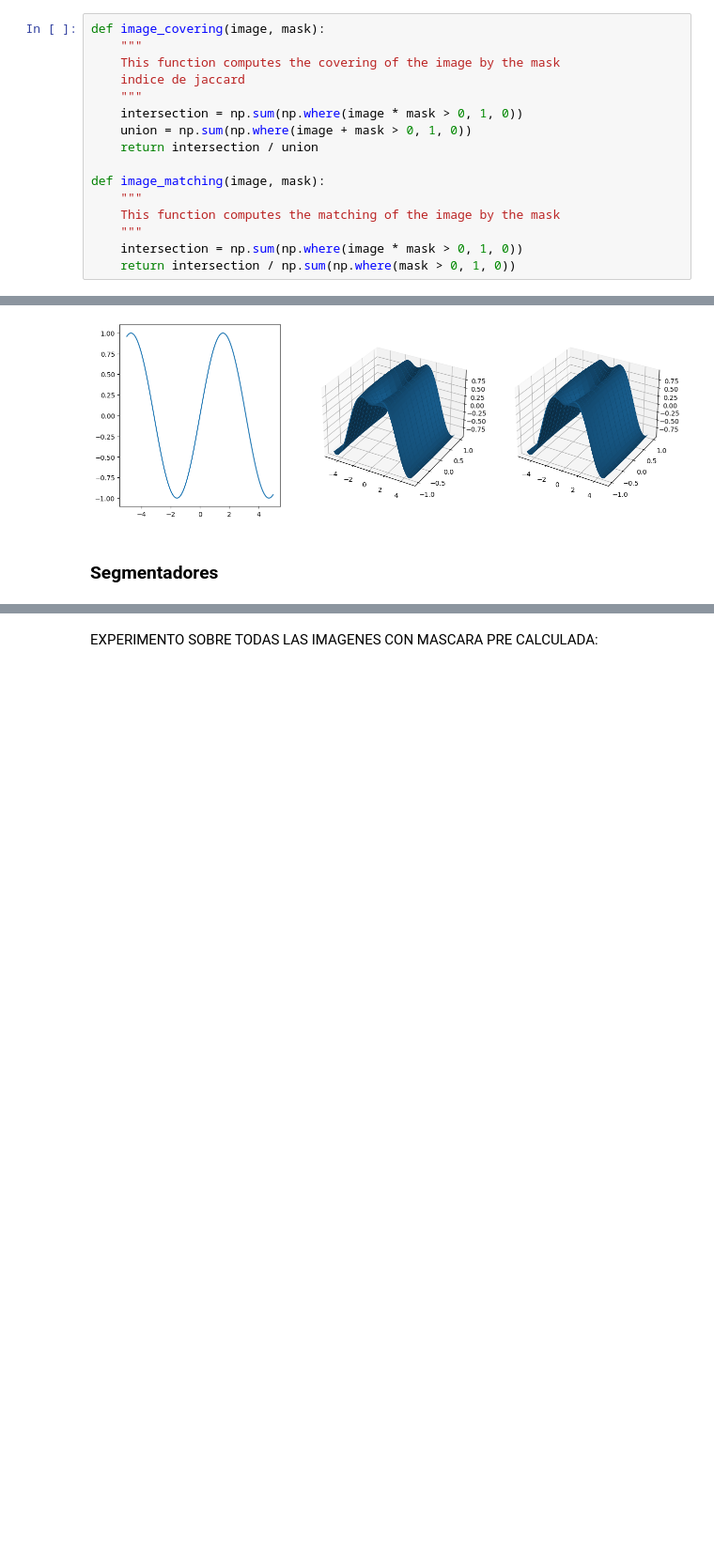
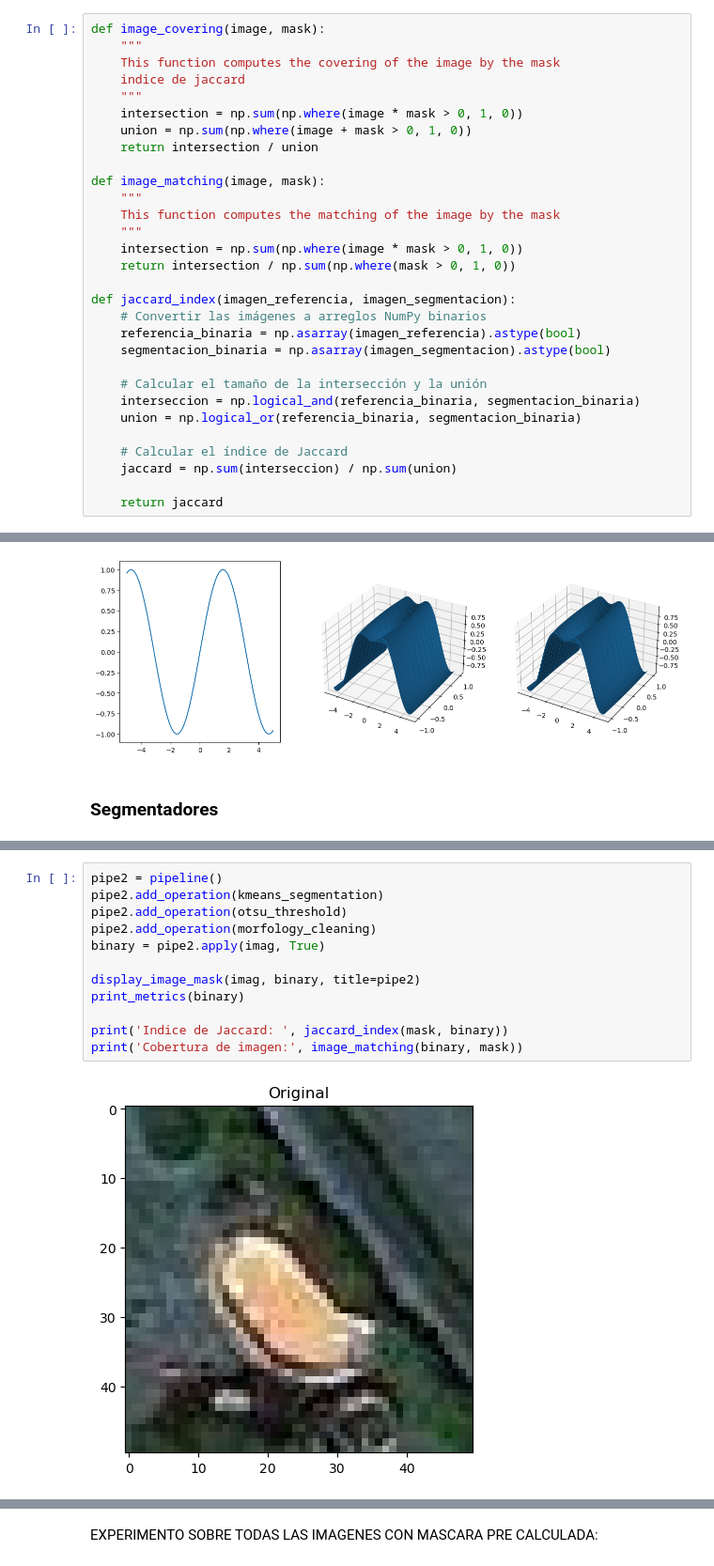
Before and after one commit to AlexisBaladon/Pool-Analyzer, a Jupyter notebook: notebooks/SEG.ipynb, the cells around one changed output, grey strips where cells are left out. Shown: that part at 94% size. Cells and saved outputs as stored; diff of their text form; blank space fills up the shorter version.

```diff
--- a/notebooks/SEG.ipynb
+++ b/notebooks/SEG.ipynb
@@ -81,6 +83,20 @@ def image_matching(image, mask):
     """
     intersection = np.sum(np.where(image * mask > 0, 1, 0))
     return intersection / np.sum(np.where(mask > 0, 1, 0))
+
+def jaccard_index(imagen_referencia, imagen_segmentacion):
+    # Convertir las imágenes a arreglos NumPy binarios
+    referencia_binaria = np.asarray(imagen_referencia).astype(bool)
+    segmentacion_binaria = np.asarray(imagen_segmentacion).astype(bool)
+
+    # Calcular el tamaño de la intersección y la unión
+    interseccion = np.logical_and(referencia_binaria, segmentacion_binaria)
+    union = np.logical_or(referencia_binaria, segmentacion_binaria)
+
+    # Calcular el índice de Jaccard
+    jaccard = np.sum(interseccion) / np.sum(union)
+
+    return jaccard
 # %% [markdown]
 ### SEGMENTADORES
 # %%
@@ -399,0 +394,14 @@ COMENTARIO
+# %%
+pipe2 = pipeline()
+pipe2.add_operation(kmeans_segmentation)
+pipe2.add_operation(otsu_threshold)
+pipe2.add_operation(morfology_cleaning)
+binary = pipe2.apply(imag, True)
+
+display_image_mask(imag, binary, title=pipe2)
+print_metrics(binary)
+
+print('Indice de Jaccard: ', jaccard_index(mask, binary))
+print('Cobertura de imagen:', image_matching(binary, mask))
+# %% [output]
+[figure, added]
```
Also changed, not shown: parts of 24 cells of this notebook.
